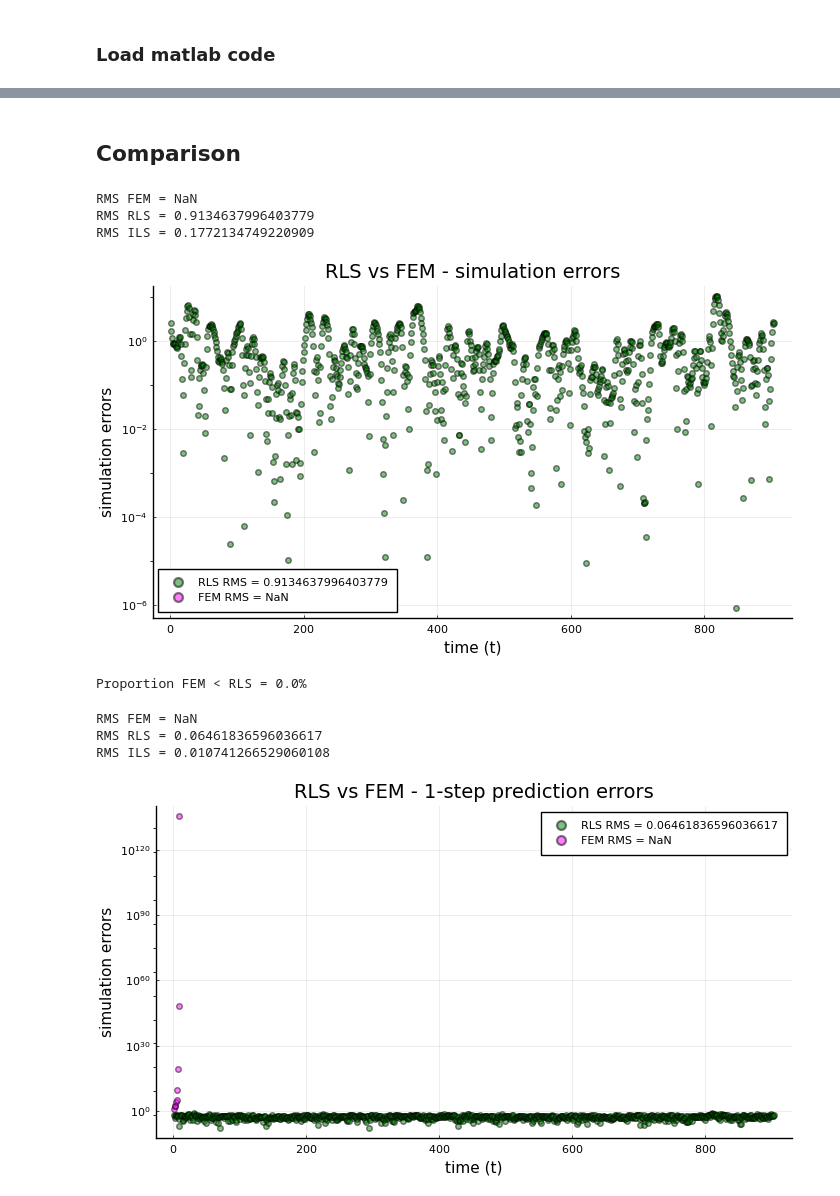
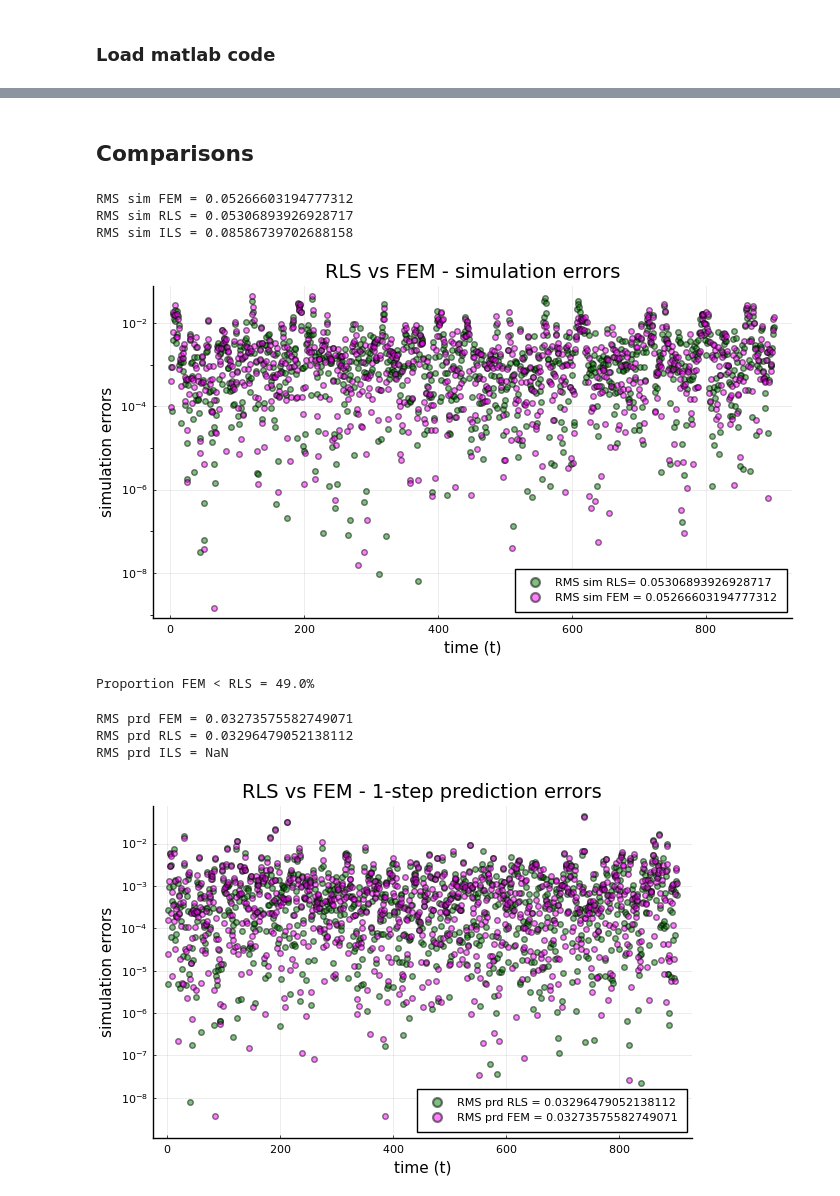
Before and after one commit to biaslab/ACC2022-vmpNARMAX, a Jupyter notebook: experiments-verification/experiment-NARMAX.ipynb, the cells around one changed output, grey strips where cells are left out. Cells and saved outputs as stored; diff of their text form; code cells hidden in the pictures.

```diff
--- a/experiments-verification/experiment-NARMAX.ipynb
+++ b/experiments-verification/experiment-NARMAX.ipynb
@@ -151,25 +151,13 @@ num_iters = 5;
 # %% [markdown]
 ### Load matlab code
 # %%
-mat_data = matread("data/NARMAXsignal_r1.mat")
+mat_data = matread("data/NARMAXsignal_order4_r1.mat")
 input_trn = mat_data["uTrain"][ix_trn]
 input_tst = mat_data["uTest"][ix_tst]
 output_trn = mat_data["yTrain"][ix_trn]
-output_tst = mat_data["yTest"][ix_tst]
-
-M1_m = convert(Int64, mat_data["options"]["nb"])
-M2_m = convert(Int64, mat_data["options"]["na"])
-M3_m = convert(Int64, mat_data["options"]["ne"])
-deg_m = convert(Int64, mat_data["options"]["nd"])
-
-M_m = M1_m + 1 + M2_m + M3_m
-N_m = M_m*deg_m;
+output_tst = mat_data["yTest"][ix_tst];
 
 θ_true = mat_data["theta"]
-τ_true = inv(mat_data["options"]["stde"].^2)
-
-# Model basis function
-PΦ = zeros(M_m,0); for d=1:deg_m; PΦ = hcat(d .*Matrix{Float64}(I,M_m,M_m), PΦ); end
-ϕ(x::Array{Float64,1}) = [prod(x.^PΦ[:,k]) for k = 1:size(PΦ,2)];
+τ_true = inv(mat_data["options"]["stde"].^2);
 # %%
 # Visualize signal
@@ -524,22 +514,23 @@ RMS_sim_ILS = results_ILS["RMS_sim"][2]
 # %% [markdown]
-## Comparison
+## Comparisons
 # %%
-sqerror_FEM = (simulations_FEM[1][100:T_tst] - output_tst[100:T_tst]).^2
-sqerror_RLS = (simulations_RLS[100:T_tst] - output_tst[100:T_tst]).^2
+transient_sim = 100
+sqerror_sim_FEM = (simulations_FEM[1][transient_sim:T_tst] - output_tst[transient_sim:T_tst]).^2
+sqerror_sim_RLS = (simulations_RLS[transient_sim:T_tst] - output_tst[transient_sim:T_tst]).^2
 
-RMS_sim_FEM = sqrt(mean(sqerror_FEM))
-RMS_sim_RLS = sqrt(mean(sqerror_RLS))
+RMS_sim_FEM = sqrt(mean(sqerror_sim_FEM))
+RMS_sim_RLS = sqrt(mean(sqerror_sim_RLS))
 
-println("RMS FEM = "*string(RMS_sim_FEM))
-println("RMS RLS = "*string(RMS_sim_RLS))
-println("RMS ILS = "*string(RMS_sim_ILS))
+println("RMS sim FEM = "*string(RMS_sim_FEM))
+println("RMS sim RLS = "*string(RMS_sim_RLS))
+println("RMS sim ILS = "*string(RMS_sim_ILS))
 # %% [output]
-RMS FEM = NaN
-RMS RLS = 0.9134637996403779
-RMS ILS = 0.1772134749220909
+RMS sim FEM = 0.05266603194777312
+RMS sim RLS = 0.05306893926928717
+RMS sim ILS = 0.08586739702688158
 # %%
 # Comparing simulation errors between PEM and FEM
-scatter(sqerror_RLS,
+scatter(sqerror_sim_RLS,
         color="green",
         alpha=0.5,
         markersize=4,
@@ -547,55 +538,56 @@ scatter(sqerror_RLS,
         yscale=:log10,
         xlabel="time (t)",
         ylabel="simulation errors",
-        label="RLS RMS = "*string(RMS_sim_RLS))
-scatter!(sqerror_FEM,
+        label="RMS sim RLS= "*string(RMS_sim_RLS))
+scatter!(sqerror_sim_FEM,
          color="magenta",
          alpha=0.5,
          markersize=4,
-         labels="FEM RMS = "*string(RMS_sim_FEM),
+         labels="RMS sim FEM = "*string(RMS_sim_FEM),
          title="RLS vs FEM - simulation errors")
 # %% [output]
-[figure, old version]
+[figure, new version]
 # %%
 savefig("figures/NARMAX-errors_deg"*string(deg_m)*"_order"*string(M_m)*".png")
 # %%
-prop_beaten = mean(sqerror_FEM .< sqerror_RLS)
+prop_beaten = mean(sqerror_sim_FEM .< sqerror_sim_RLS)
 println("Proportion FEM < RLS = "*string(round(prop_beaten*100))*"%")
 # %% [output]
-Proportion FEM < RLS = 0.0%
+Proportion FEM < RLS = 49.0%
 # %%
-sqerror_prd_FEM = (predictions_FEM[1][100:T_tst] - output_tst[100:T_tst]).^2
-sqerror_prd_RLS = (predictions_RLS[100:T_tst] - output_tst[100:T_tst]).^2
+transient_prd = 100
+sqerror_prd_FEM = (predictions_FEM[1][transient_prd:T_tst] - output_tst[transient_prd:T_tst]).^2
+sqerror_prd_RLS = (predictions_RLS[transient_prd:T_tst] - output_tst[transient_prd:T_tst]).^2
 
 RMS_prd_FEM = sqrt(mean(sqerror_prd_FEM))
 RMS_prd_RLS = sqrt(mean(sqerror_prd_RLS))
 
-println("RMS FEM = "*string(RMS_prd_FEM))
-println("RMS RLS = "*string(RMS_prd_RLS))
-println("RMS ILS = "*string(RMS_prd_ILS))
+println("RMS prd FEM = "*string(RMS_prd_FEM))
+println("RMS prd RLS = "*string(RMS_prd_RLS))
+println("RMS prd ILS = "*string(RMS_prd_ILS))
 # %% [output]
-RMS FEM = NaN
-RMS RLS = 0.06461836596036617
-RMS ILS = 0.010741266529060108
+RMS prd FEM = 0.03273575582749071
+RMS prd RLS = 0.03296479052138112
+RMS prd ILS = NaN
 # %%
 # Comparing simulation errors between PEM and FEM
 scatter(sqerror_prd_RLS,
         color="green",
         alpha=0.5,
         markersize=4,
-        size=(700,400),
+#         size=(700,400),
         yscale=:log10,
         xlabel="time (t)",
         ylabel="simulation errors",
-        label="RLS RMS = "*string(RMS_prd_RLS))
+        label="RMS prd RLS = "*string(RMS_prd_RLS))
 scatter!(sqerror_prd_FEM,
          color="magenta",
          alpha=0.5,
          markersize=4,
-         labels="FEM RMS = "*string(RMS_prd_FEM),
+         labels="RMS prd FEM = "*string(RMS_prd_FEM),
          title="RLS vs FEM - 1-step prediction errors")
 # %% [output]
-[figure, old version]
+[figure, new version]
 # %%
 bar(θ_k[1], label="FEM")
 bar!(w_k, label="RLS")
```
Also changed, not shown: parts of 50 cells of this notebook, 17 other files.
